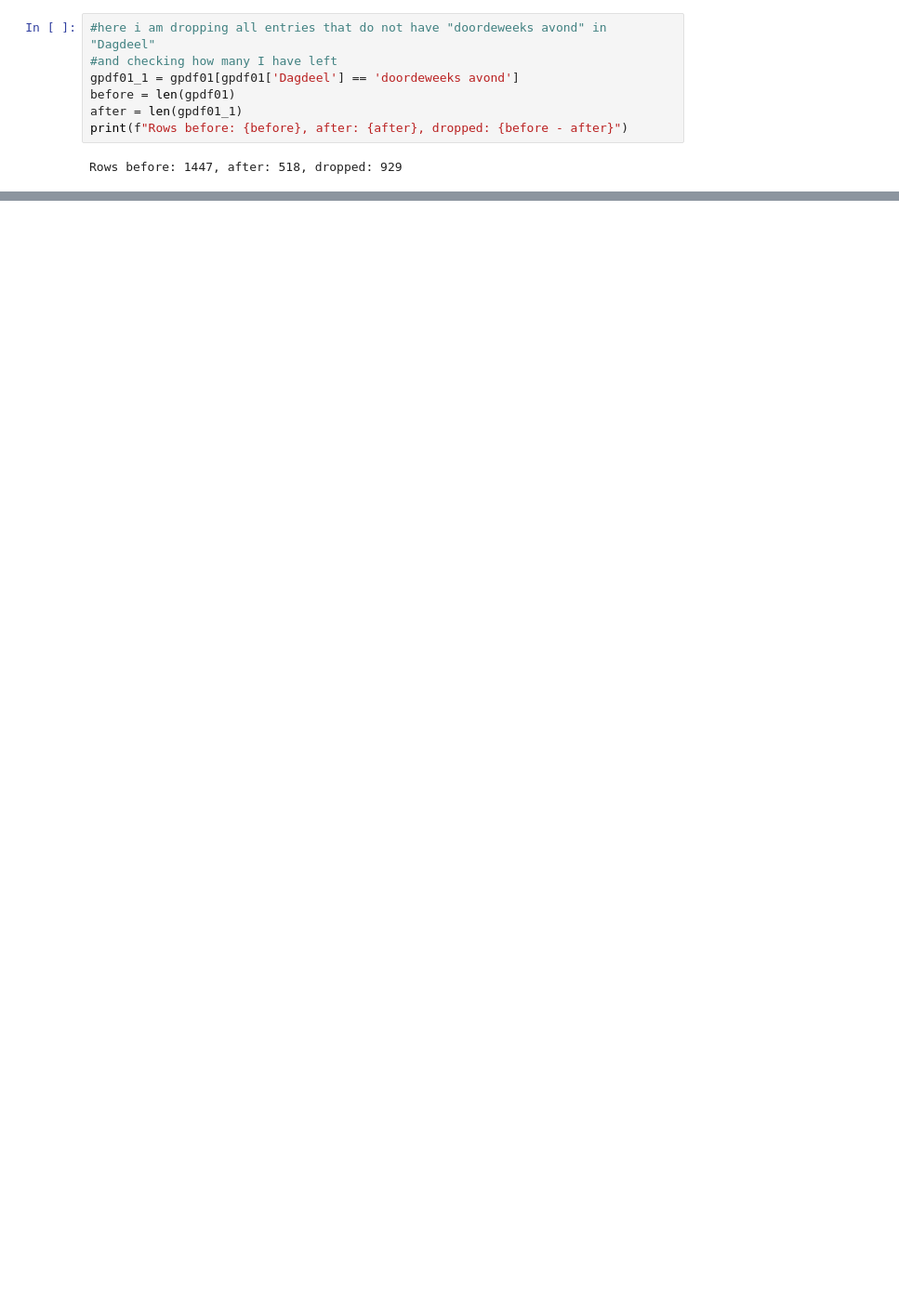
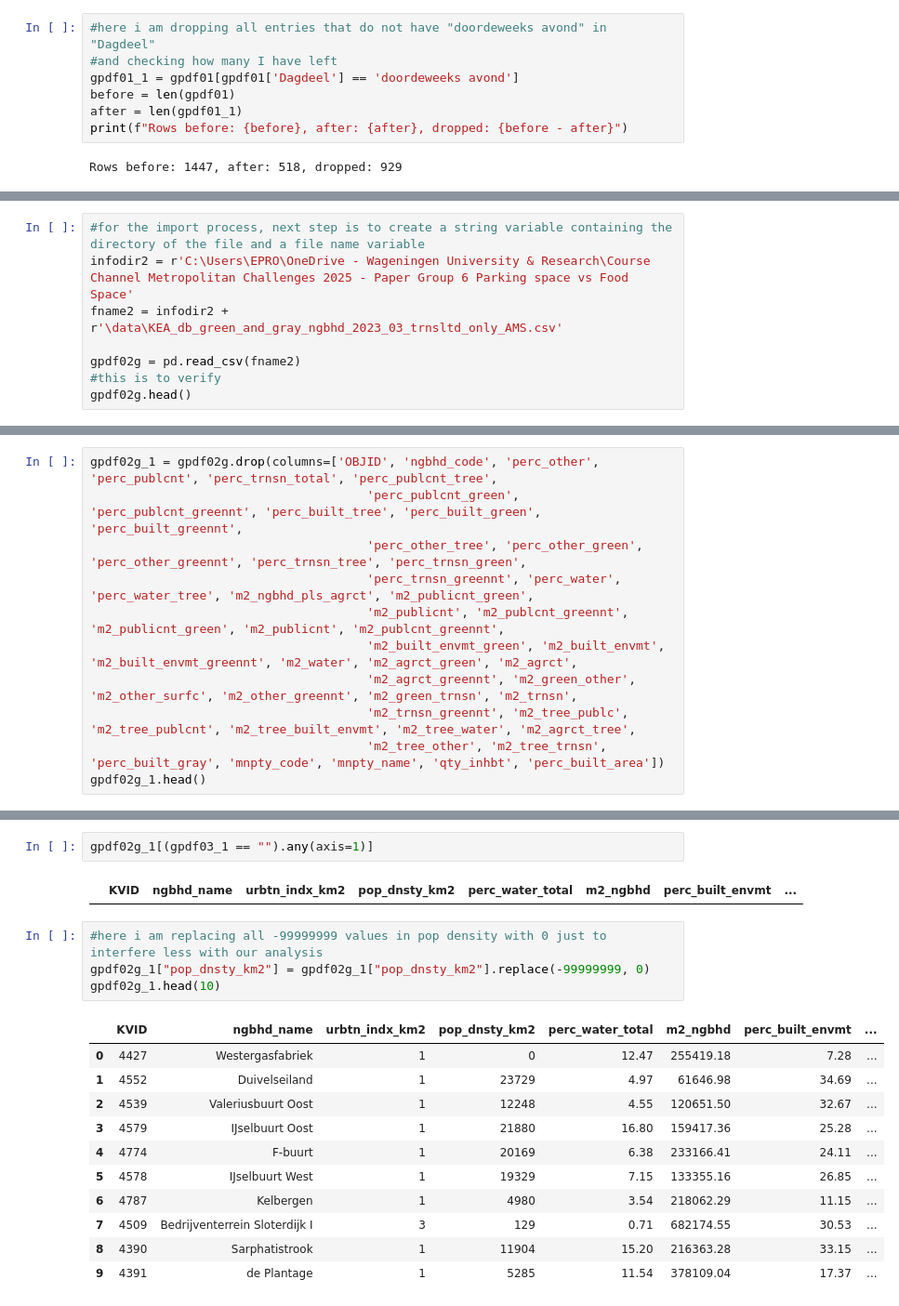
Before and after one commit to bram-villanueva/paper_project, a Jupyter notebook: park_prs_and_green.ipynb, the cells around one changed output, grey strips where cells are left out. Shown at 93% size. Cells and saved outputs as stored; diff of their text form; blank space fills up the shorter version.

```diff
--- a/park_prs_and_green.ipynb
+++ b/park_prs_and_green.ipynb
@@ -59,0 +59,8 @@ gpdf01_2.head(10)
+# %%
+#for the import process, next step is to create a string variable containing the directory of the file and a file name variable
+infodir2 = r'C:\Users\EPRO\OneDrive - Wageningen University & Research\Course Channel Metropolitan Challenges 2025 - Paper Group 6 Parking space vs Food Space'
+fname2 = infodir2 + r'\data\KEA_db_green_and_gray_ngbhd_2023_03_trnsltd_only_AMS.csv'
+
+gpdf02g = pd.read_csv(fname2)
+#this is to verify
+gpdf02g.head()
@@ -59,0 +75,11 @@ gpdf01_2.head(10)
+# %%
+gpdf02g_1 = gpdf02g.drop(columns=['OBJID', 'ngbhd_code', 'perc_other', 'perc_publcnt', 'perc_trnsn_total', 'perc_publcnt_tree',
+                                      'perc_publcnt_green', 'perc_publcnt_greennt', 'perc_built_tree', 'perc_built_green', 'perc_built_greennt',
+                                      'perc_other_tree', 'perc_other_green', 'perc_other_greennt', 'perc_trnsn_tree', 'perc_trnsn_green',
+                                      'perc_trnsn_greennt', 'perc_water', 'perc_water_tree', 'm2_ngbhd_pls_agrct', 'm2_publicnt_green',
+                                      'm2_publicnt', 'm2_publcnt_greennt', 'm2_publicnt_green', 'm2_publicnt', 'm2_publcnt_greennt',
+                                      'm2_built_envmt_green', 'm2_built_envmt', 'm2_built_envmt_greennt', 'm2_water', 'm2_agrct_green', 'm2_agrct',
+                                      'm2_agrct_greennt', 'm2_green_other', 'm2_other_surfc', 'm2_other_greennt', 'm2_green_trnsn', 'm2_trnsn',
+                                      'm2_trnsn_greennt', 'm2_tree_publc', 'm2_tree_publcnt', 'm2_tree_built_envmt', 'm2_tree_water', 'm2_agrct_tree',
+                                      'm2_tree_other', 'm2_tree_trnsn', 'perc_built_gray', 'mnpty_code', 'mnpty_name', 'qty_inhbt', 'perc_built_area'])
+gpdf02g_1.head()
@@ -59,0 +93,20 @@ gpdf01_2.head(10)
+# %%
+gpdf02g_1[(gpdf03_1 == "").any(axis=1)]
+# %% [output]
+|  | KVID | ngbhd_name | urbtn_indx_km2 | pop_dnsty_km2 | perc_water_total | m2_ngbhd | perc_built_envmt | ... |
+# %%
+#here i am replacing all -99999999 values in pop density with 0 just to interfere less with our analysis
+gpdf02g_1["pop_dnsty_km2"] = gpdf02g_1["pop_dnsty_km2"].replace(-99999999, 0)
+gpdf02g_1.head(10)
+# %% [output]
+|  | KVID | ngbhd_name | urbtn_indx_km2 | pop_dnsty_km2 | perc_water_total | m2_ngbhd | perc_built_envmt | ... |
+| 0 | 4427 | Westergasfabriek | 1 | 0 | 12.47 | 255419.18 | 7.28 | ... |
+| 1 | 4552 | Duivelseiland | 1 | 23729 | 4.97 | 61646.98 | 34.69 | ... |
+| 2 | 4539 | Valeriusbuurt Oost | 1 | 12248 | 4.55 | 120651.50 | 32.67 | ... |
+| 3 | 4579 | IJselbuurt Oost | 1 | 21880 | 16.80 | 159417.36 | 25.28 | ... |
+| 4 | 4774 | F-buurt | 1 | 20169 | 6.38 | 233166.41 | 24.11 | ... |
+| 5 | 4578 | IJselbuurt West | 1 | 19329 | 7.15 | 133355.16 | 26.85 | ... |
+| 6 | 4787 | Kelbergen | 1 | 4980 | 3.54 | 218062.29 | 11.15 | ... |
+| 7 | 4509 | Bedrijventerrein Sloterdijk I | 3 | 129 | 0.71 | 682174.55 | 30.53 | ... |
+| 8 | 4390 | Sarphatistrook | 1 | 11904 | 15.20 | 216363.28 | 33.15 | ... |
+| 9 | 4391 | de Plantage | 1 | 5285 | 11.54 | 378109.04 | 17.37 | ... |
```
Also changed, not shown: parts of 5 cells of this notebook.
